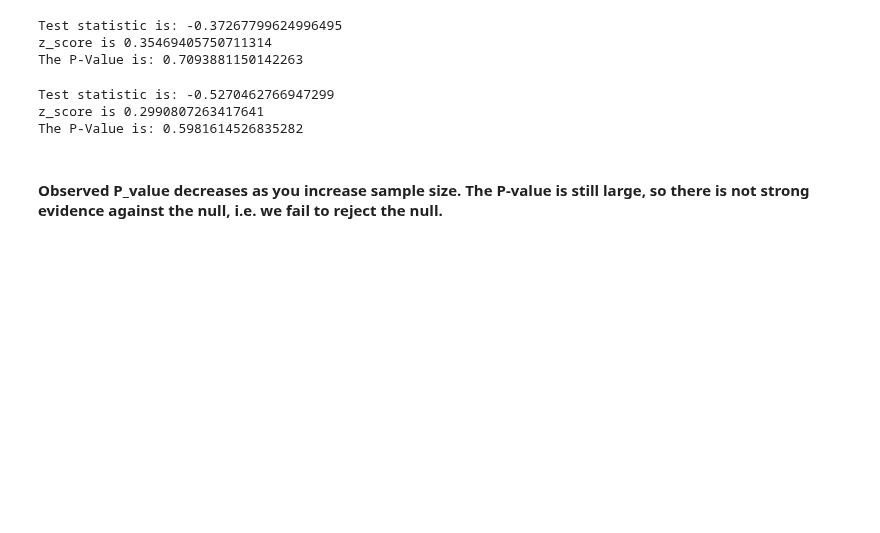
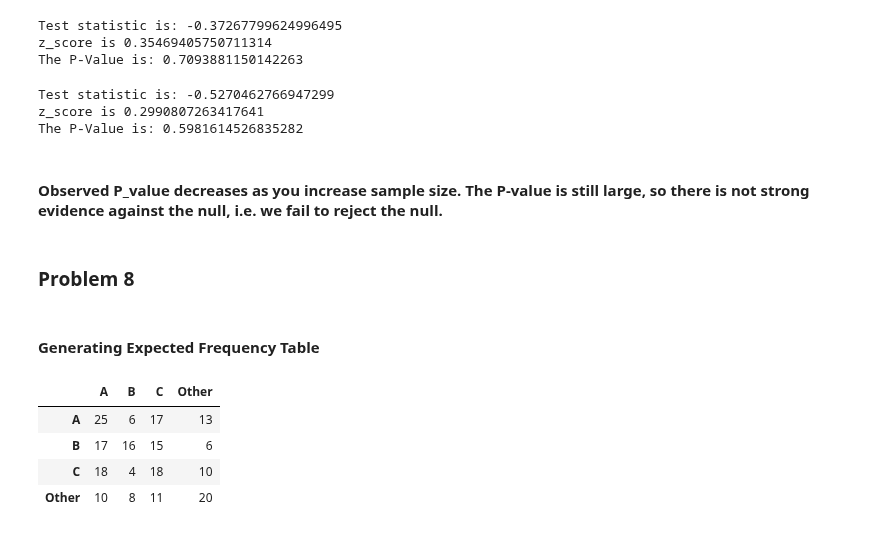
Before and after one commit to jtdocter27/Engineering-Probability---Statistics, a Jupyter notebook: Hypothesis_Testing.ipynb, the cells around one changed output. Cells and saved outputs as stored; diff of their text form; code cells hidden in the pictures; blank space fills up the shorter version.

Commit message:
Problem 8 done

```diff
--- a/Hypothesis_Testing.ipynb
+++ b/Hypothesis_Testing.ipynb
@@ -227,3 +227,7 @@ z_score is 0.2990807263417641
 The P-Value is: 0.5981614526835282
 # %% [markdown]
 #### Observed P_value decreases as you increase sample size. The P-value is still large, so there is not strong evidence against the null, i.e. we fail to reject the null.
+# %% [markdown]
+### Problem 8
+# %% [markdown]
+#### Generating Expected Frequency Table
@@ -229,0 +238,8 @@ The P-Value is: 0.5981614526835282
+# %%
+grades_df
+# %% [output]
+|  | A | B | C | Other |
+| A | 25 | 6 | 17 | 13 |
+| B | 17 | 16 | 15 | 6 |
+| C | 18 | 4 | 18 | 10 |
+| Other | 10 | 8 | 11 | 20 |
```
Also changed, not shown: parts of 17 cells of this notebook.
